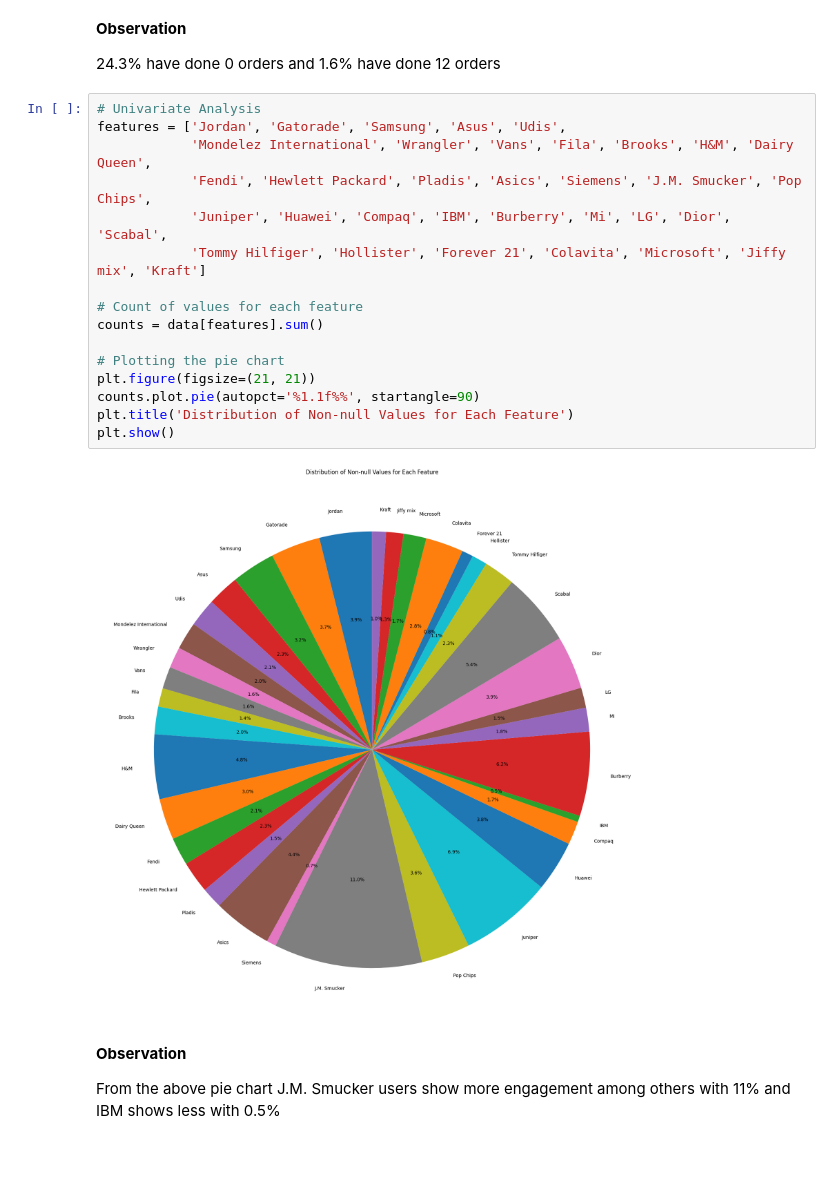
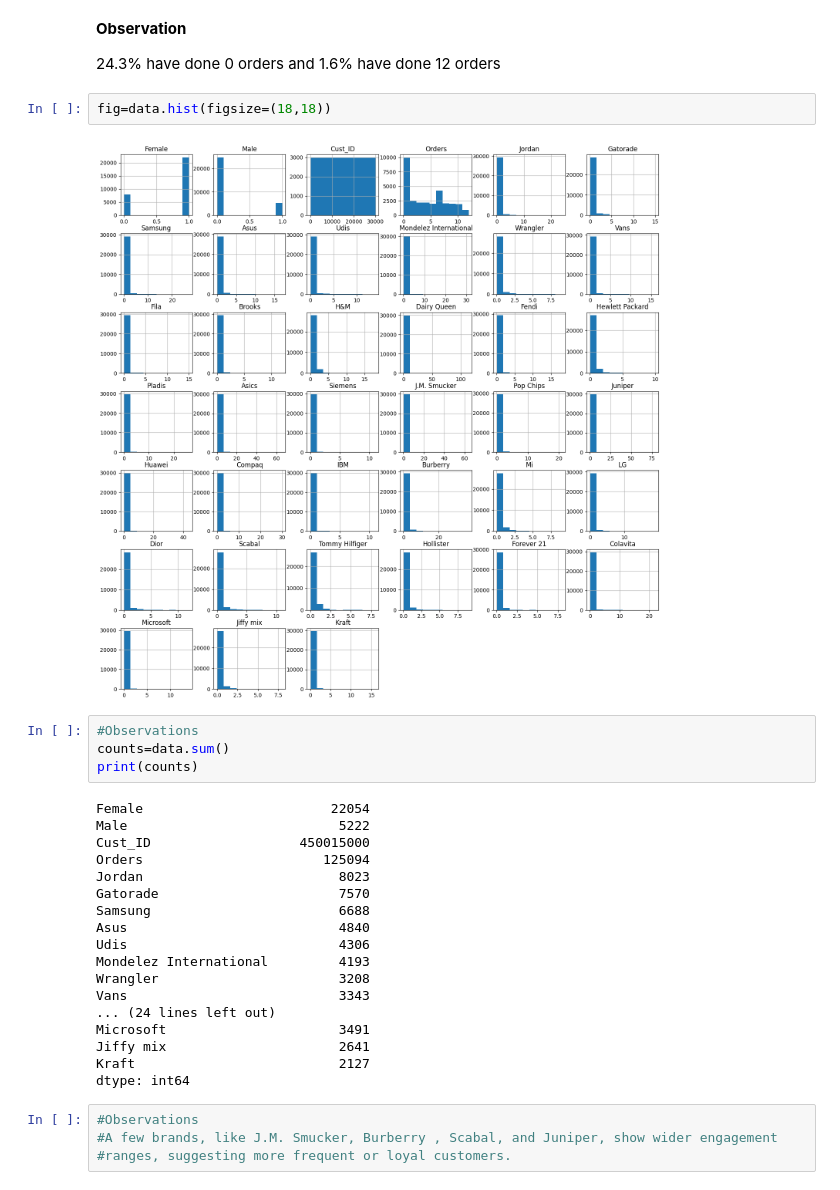
Before and after one commit to anuj123-45/Customer_Segmentation, a Jupyter notebook: Customer_Segementation.ipynb, the cells around one changed output. Drawn from its saved outputs; the diff is of its cells as text; blank space fills up the shorter version.

```diff
--- a/Customer_Segementation.ipynb
+++ b/Customer_Segementation.ipynb
@@ -189,25 +189,33 @@ plt.show()
 **Observation**
 
 24.3% have done 0 orders and 1.6% have done 12 orders
-# %%
-# Univariate Analysis
-features = ['Jordan', 'Gatorade', 'Samsung', 'Asus', 'Udis',
-            'Mondelez International', 'Wrangler', 'Vans', 'Fila', 'Brooks', 'H&M', 'Dairy Queen',
-            'Fendi', 'Hewlett Packard', 'Pladis', 'Asics', 'Siemens', 'J.M. Smucker', 'Pop Chips',
-            'Juniper', 'Huawei', 'Compaq', 'IBM', 'Burberry', 'Mi', 'LG', 'Dior', 'Scabal',
-            'Tommy Hilfiger', 'Hollister', 'Forever 21', 'Colavita', 'Microsoft', 'Jiffy mix', 'Kraft']
-
-# Count of values for each feature
-counts = data[features].sum()
-
-# Plotting the pie chart
-plt.figure(figsize=(21, 21))
-counts.plot.pie(autopct='%1.1f%%', startangle=90)
-plt.title('Distribution of Non-null Values for Each Feature')
-plt.show()
-# %% [output]
-[figure, removed]
-# %% [markdown]
-**Observation**
-
-From the above pie chart J.M. Smucker users show more engagement among others with 11% and IBM shows less with 0.5%
+# %%
+fig=data.hist(figsize=(18,18))
+# %% [output]
+[figure, added]
+# %%
+#Observations
+counts=data.sum()
+print(counts)
+# %% [output]
+Female                        22054
+Male                           5222
+Cust_ID                   450015000
+Orders                       125094
+Jordan                         8023
+Gatorade                       7570
+Samsung                        6688
+Asus                           4840
+Udis                           4306
+Mondelez International         4193
+Wrangler                       3208
+Vans                           3343
+... (24 lines left out)
+Microsoft                      3491
+Jiffy mix                      2641
+Kraft                          2127
+dtype: int64
+# %%
+#Observations
+#A few brands, like J.M. Smucker, Burberry , Scabal, and Juniper, show wider engagement
+#ranges, suggesting more frequent or loyal customers.
```
Also changed, not shown: parts of 2 cells of this notebook.
